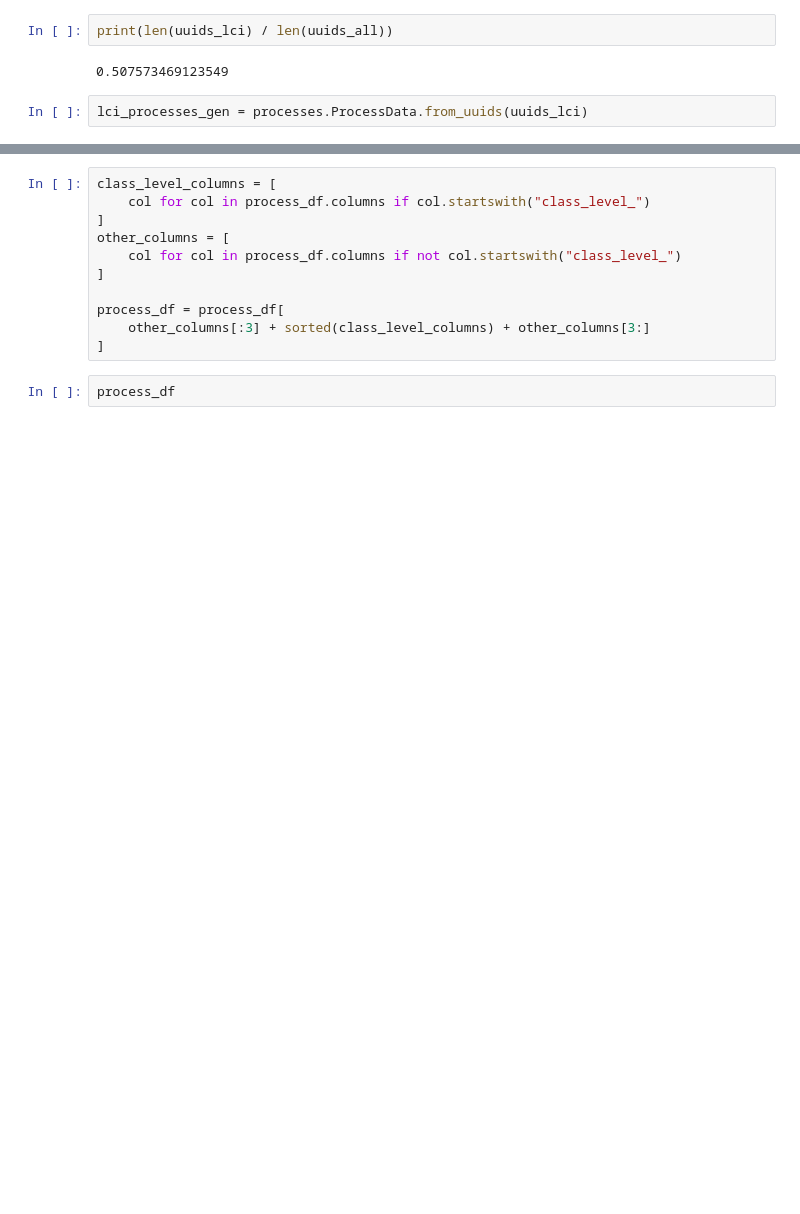
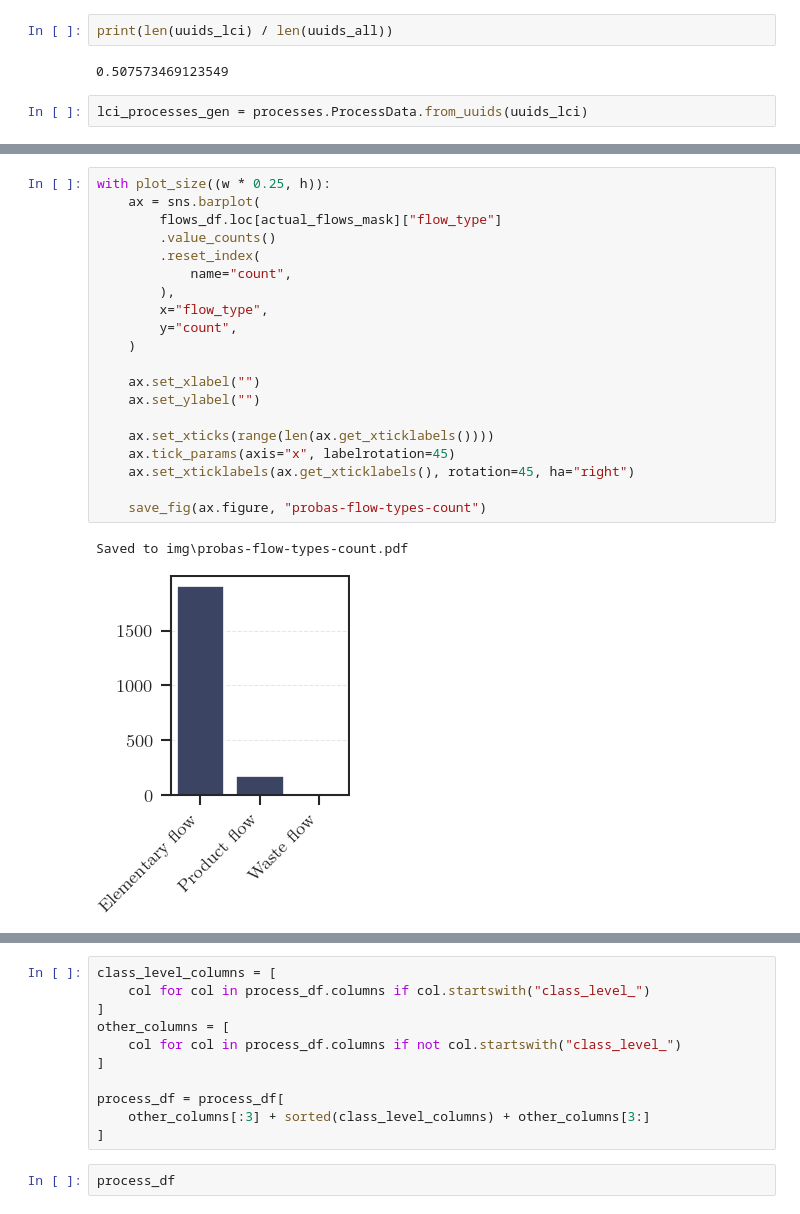
Before and after one commit to QuadroTim/amlta-project, a Jupyter notebook: notebooks/probas_eda.ipynb, the cells around one changed output, grey strips where cells are left out. Cells and saved outputs as stored; diff of their text form; blank space fills up the shorter version.

```diff
--- a/notebooks/probas_eda.ipynb
+++ b/notebooks/probas_eda.ipynb
@@ -210,0 +413,23 @@ process_df = pd.DataFrame(stats)
+# %%
+with plot_size((w * 0.25, h)):
+    ax = sns.barplot(
+        flows_df.loc[actual_flows_mask]["flow_type"]
+        .value_counts()
+        .reset_index(
+            name="count",
+        ),
+        x="flow_type",
+        y="count",
+    )
+
+    ax.set_xlabel("")
+    ax.set_ylabel("")
+
+    ax.set_xticks(range(len(ax.get_xticklabels())))
+    ax.tick_params(axis="x", labelrotation=45)
+    ax.set_xticklabels(ax.get_xticklabels(), rotation=45, ha="right")
+
+    save_fig(ax.figure, "probas-flow-types-count")
+# %% [output]
+Saved to img\probas-flow-types-count.pdf
+[figure, added]
```
Also changed, not shown: parts of 20 cells of this notebook.
